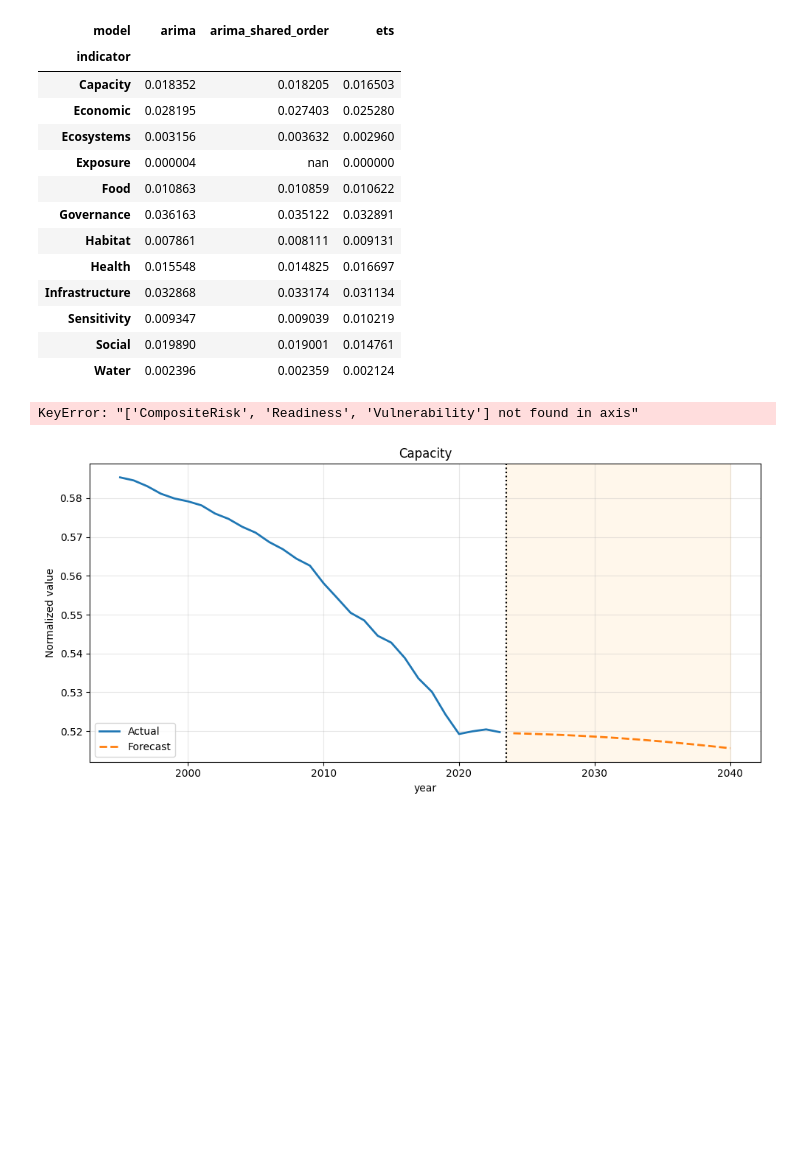
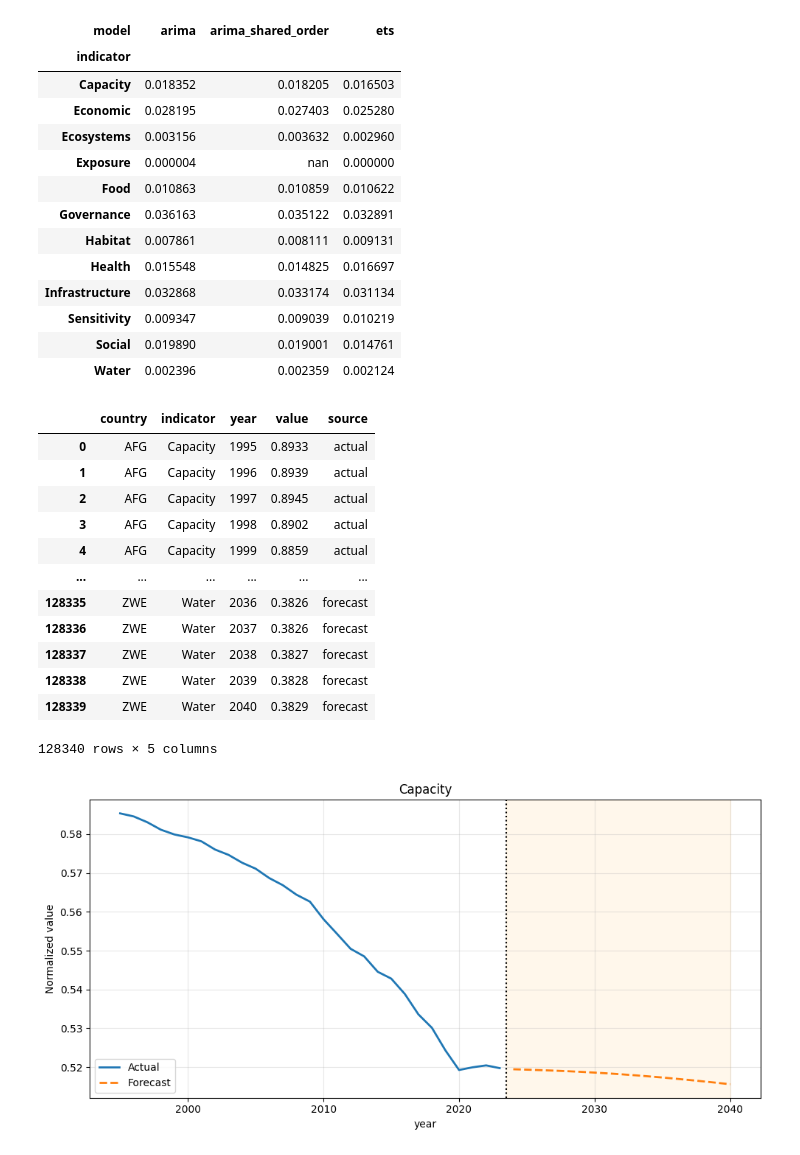
Before and after one commit to donismous/Climate-Resilience, a Jupyter notebook: notebooks/model_eval.ipynb, the cells around one changed output. Drawn from its saved outputs; the diff is of its cells as text; code cells hidden in the pictures; blank space fills up the shorter version.

```diff
--- a/notebooks/model_eval.ipynb
+++ b/notebooks/model_eval.ipynb
@@ -354,9 +354,21 @@ by_indicator_combined.style.apply(highlight_winner, axis=1).format("{:.6f}")
 # %%
 df = pd.read_csv("../data/outputs/all_indicator_values.csv")
 # %%
-df_dropped = df.drop(
+df
 # %% [output]
+|  | country | indicator | year | value | source |
+| 0 | AFG | Capacity | 1995 | 0.8933 | actual |
+| 1 | AFG | Capacity | 1996 | 0.8939 | actual |
+| 2 | AFG | Capacity | 1997 | 0.8945 | actual |
+| 3 | AFG | Capacity | 1998 | 0.8902 | actual |
+| 4 | AFG | Capacity | 1999 | 0.8859 | actual |
+| ... | ... | ... | ... | ... | ... |
+| 128335 | ZWE | Water | 2036 | 0.3826 | forecast |
+| 128336 | ZWE | Water | 2037 | 0.3826 | forecast |
+| 128337 | ZWE | Water | 2038 | 0.3827 | forecast |
+| 128338 | ZWE | Water | 2039 | 0.3828 | forecast |
+| 128339 | ZWE | Water | 2040 | 0.3829 | forecast |
-KeyError: "['CompositeRisk', 'Readiness', 'Vulnerability'] not found in axis"
+128340 rows × 5 columns
 # %%
 actual_end = 2023
 
```
Also changed, not shown: 12 other files.
